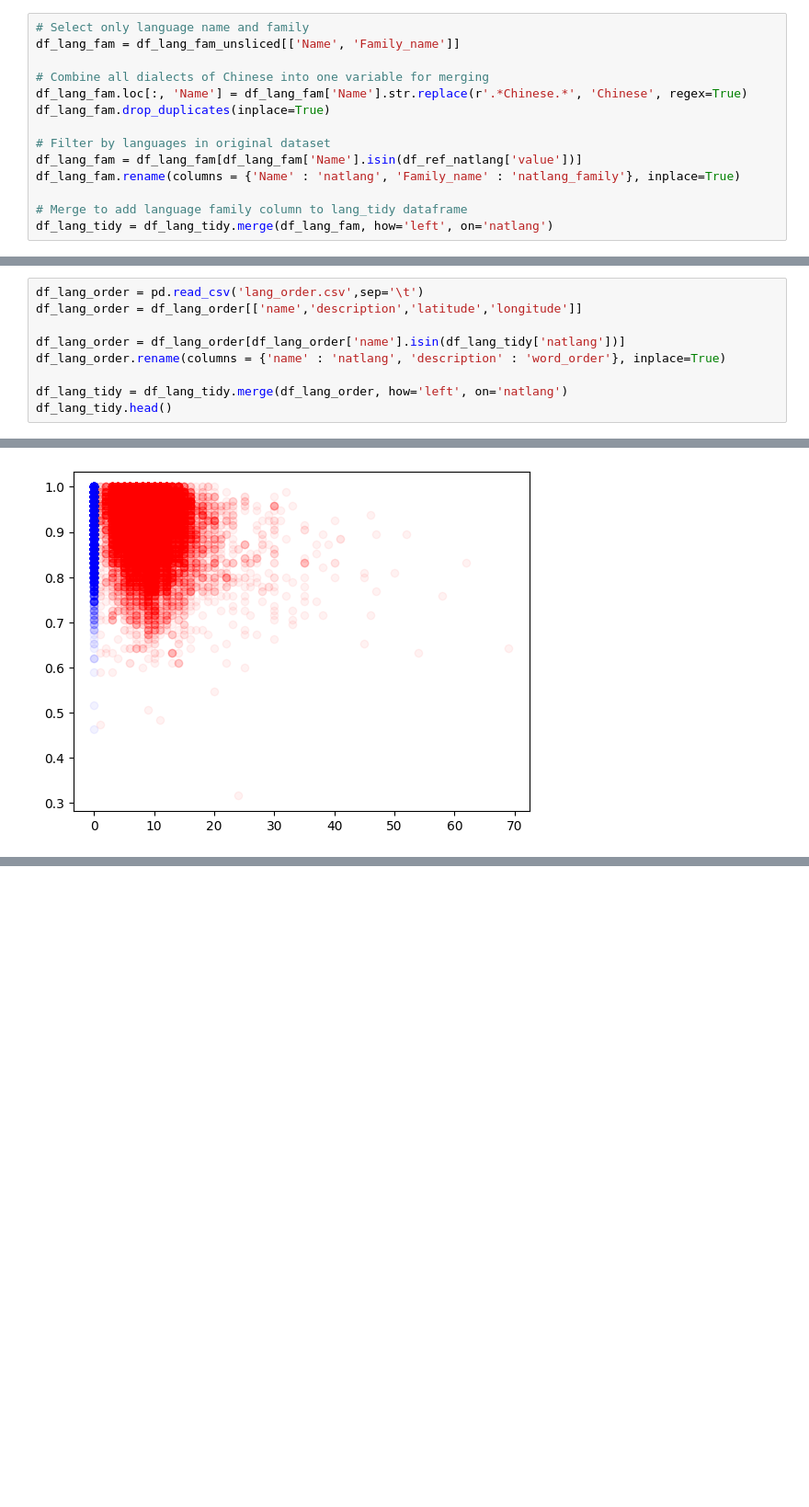
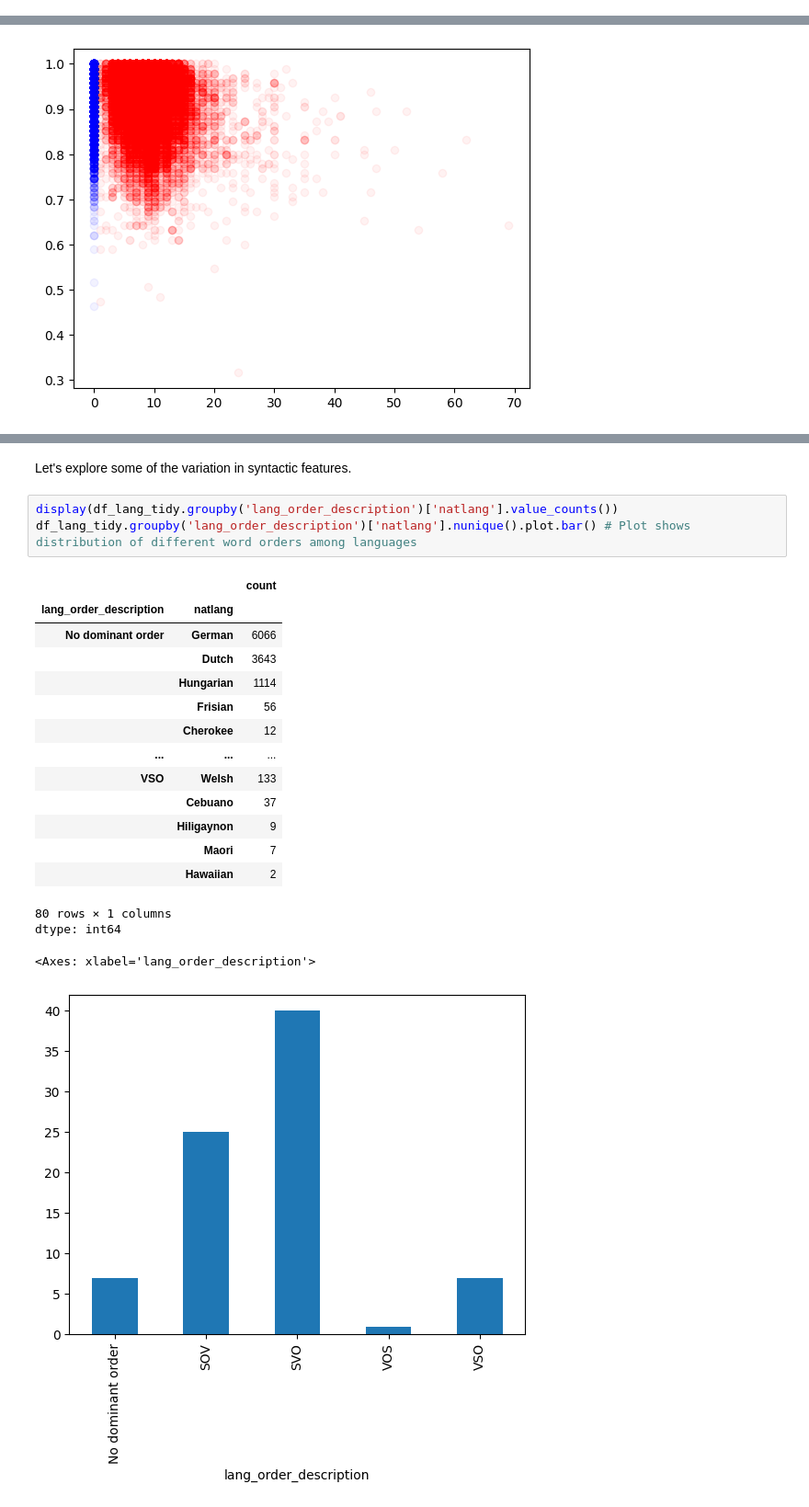
Before and after one commit to ifaul/ifaul.github.io, a Jupyter notebook: lang_acquire_milestone2_11_06.ipynb, the cells around one changed output, grey strips where cells are left out. Shown at 92% size. Cells and saved outputs as stored; diff of their text form; blank space fills up the shorter version.

```diff
--- a/lang_acquire_milestone2_11_06.ipynb
+++ b/lang_acquire_milestone2_11_06.ipynb
@@ -381,14 +375,0 @@ df_lang_fam_unsliced = pd.read_csv('languages.csv')
-# %%
-# Select only language name and family
-df_lang_fam = df_lang_fam_unsliced[['Name', 'Family_name']]
-
-# Combine all dialects of Chinese into one variable for merging
-df_lang_fam.loc[:, 'Name'] = df_lang_fam['Name'].str.replace(r'.*Chinese.*', 'Chinese', regex=True)
-df_lang_fam.drop_duplicates(inplace=True)
-
-# Filter by languages in original dataset
-df_lang_fam = df_lang_fam[df_lang_fam['Name'].isin(df_ref_natlang['value'])]
-df_lang_fam.rename(columns = {'Name' : 'natlang', 'Family_name' : 'natlang_family'}, inplace=True)
-
-# Merge to add language family column to lang_tidy dataframe
-df_lang_tidy = df_lang_tidy.merge(df_lang_fam, how='left', on='natlang')
@@ -405,9 +375,0 @@ df_lang_tidy.head()
-# %%
-df_lang_order = pd.read_csv('lang_order.csv',sep='\t')
-df_lang_order = df_lang_order[['name','description','latitude','longitude']]
-
-df_lang_order = df_lang_order[df_lang_order['name'].isin(df_lang_tidy['natlang'])]
-df_lang_order.rename(columns = {'name' : 'natlang', 'description' : 'word_order'}, inplace=True)
-
-df_lang_tidy = df_lang_tidy.merge(df_lang_order, how='left', on='natlang')
-df_lang_tidy.head()
@@ -493,0 +514,23 @@ display(additional_dfs) ############# FOR IAN: index is kinda wacky but 84 rows.
+# %% [markdown]
+Let's explore some of the variation in syntactic features.
+# %%
+display(df_lang_tidy.groupby('lang_order_description')['natlang'].value_counts())
+df_lang_tidy.groupby('lang_order_description')['natlang'].nunique().plot.bar() # Plot shows distribution of different word orders among languages
+# %% [output]
+|  |  | count |
+| lang_order_description | natlang |  |
+| No dominant order | German | 6066 |
+|  | Dutch | 3643 |
+|  | Hungarian | 1114 |
+|  | Frisian | 56 |
+|  | Cherokee | 12 |
+| ... | ... | ... |
+| VSO | Welsh | 133 |
+|  | Cebuano | 37 |
+|  | Hiligaynon | 9 |
+|  | Maori | 7 |
+|  | Hawaiian | 2 |
+80 rows × 1 columns
+dtype: int64
+<Axes: xlabel='lang_order_description'>
+[figure, added]
```
Also changed, not shown: parts of 23 cells of this notebook.
